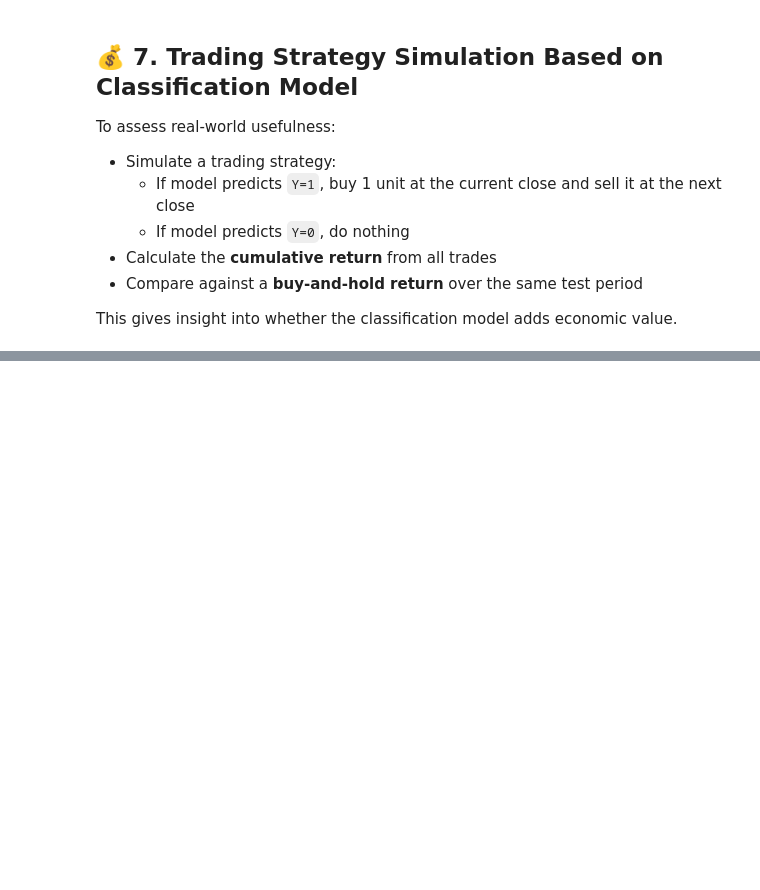
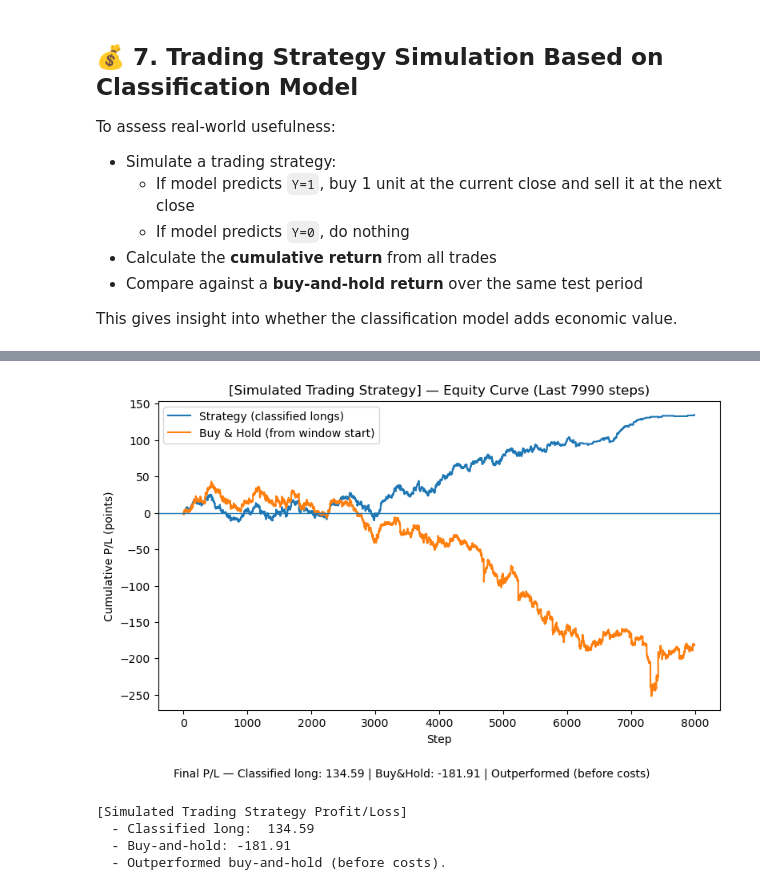
Before and after one commit to PhilPasu/Deep-learning-projects, a Jupyter notebook: LSTM TFEX price prediction/tfex_rnn.ipynb, the cells around one changed output, grey strips where cells are left out. Drawn from its saved outputs; the diff is of its cells as text; code cells hidden in the pictures; blank space fills up the shorter version.

Commit message:
Update: <short description of what changed>

```diff
--- a/LSTM TFEX price prediction/tfex_rnn.ipynb
+++ b/LSTM TFEX price prediction/tfex_rnn.ipynb
@@ -601,0 +577,79 @@ else:
+# %%
+import numpy as np
+import matplotlib.pyplot as plt
+
+def plot_strategy_vs_buyhold(test_df, y_pred_cls, L, price_col="Close", title_prefix="[Simulated Trading Strategy]"):
+    closes = np.asarray(test_df[price_col]).reshape(-1)
+    preds  = np.asarray(y_pred_cls).reshape(-1)
+
+    if len(closes) < L + 1:
+        print("Not enough Close prices to compute strategy P/L.")
+        return
+
+    # Align to last L steps
+    prices_prev = closes[-(L+1):-1]
+    prices_now  = closes[-L:]
+    diffs       = prices_now - prices_prev
+
+    # Positions: use last L preds; pad with 0 if shorter
+    if len(preds) >= L:
+        pos = (preds[-L:] == 1).astype(float)
+    else:
+        pad = np.zeros(L - len(preds), dtype=float)
+        pos = np.concatenate([pad, (preds == 1).astype(float)])
+
+    # Equity curves (points P/L)
+    strat_pl_path = np.cumsum(diffs * pos)
+    buyhold_path  = np.cumsum(diffs)
+
+    # Finals
+    strat_pl   = float(strat_pl_path[-1])
+    buyhold_pl = float(buyhold_path[-1])
+
+    # --- Single plot with annotations ---
+    x = np.arange(1, L+1)
+    plt.figure(figsize=(8,4.8))
+    plt.plot(x, strat_pl_path, label="Strategy (classified longs)")
+    plt.plot(x, buyhold_path,  label="Buy & Hold (from window start)")
+    plt.axhline(0, linewidth=1)
+    plt.title(f"{title_prefix} — Equity Curve (Last {L} steps)")
+    plt.xlabel("Step")
+    plt.ylabel("Cumulative P/L (points)")
+    plt.legend()
+
+    # Annotate final values near the last point of each curve
+    # y_margin = 0.02 * (max(buyhold_path.max(), strat_pl_path.max()) - min(buyhold_path.min(), strat_pl_path.min()) + 1e-9)
+    # plt.annotate(f"Strategy: {strat_pl:.2f}",
+    #              xy=(x[-1], strat_pl_path[-1]),
+    #              xytext=(x[-1], strat_pl_path[-1] + y_margin),
+    #              arrowprops=dict(arrowstyle="->"), ha="right")
+    # plt.annotate(f"Buy&Hold: {buyhold_pl:.2f}",
+    #              xy=(x[-1], buyhold_path[-1]),
+    #              xytext=(x[-1], buyhold_path[-1] - y_margin),
+    #              arrowprops=dict(arrowstyle="->"), ha="right")
+
+    # Optional: small textbox summary
+    summary = (f"Final P/L — Classified long: {strat_pl:.2f} | "
+               f"Buy&Hold: {buyhold_pl:.2f} | "
+               f"{'Outperformed' if strat_pl > buyhold_pl else 'Underperformed'} (before costs)")
+    plt.gcf().text(0.5, -0.05, summary, ha="center")
+
+    plt.tight_layout()
+    plt.show()
+
+    # Console summary
+    print("\n[Simulated Trading Strategy Profit/Loss]")
+    print(f"  - Classified long:  {strat_pl:.2f}")
+    print(f"  - Buy-and-hold: {buyhold_pl:.2f}")
+    if strat_pl > buyhold_pl:
+        print("  - Outperformed buy-and-hold (before costs).")
+    else:
+        print("  - Underperformed buy-and-hold (before costs).")
+
+plot_strategy_vs_buyhold(test_df, y_pred_cls, L, price_col="Close")
+# %% [output]
+[figure, added]
+[Simulated Trading Strategy Profit/Loss]
+  - Classified long:  134.59
+  - Buy-and-hold: -181.91
+  - Outperformed buy-and-hold (before costs).
```
Also changed, not shown: parts of 6 cells of this notebook.
